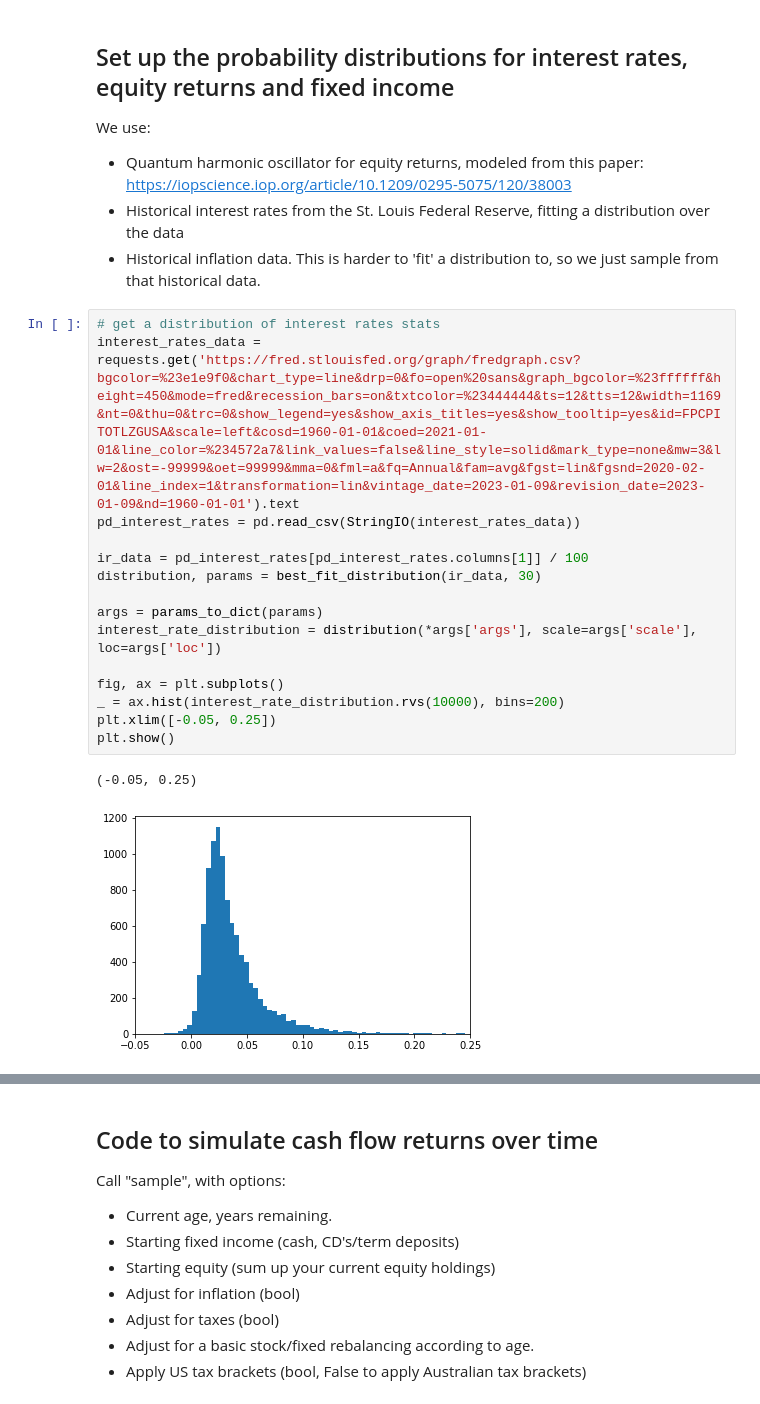
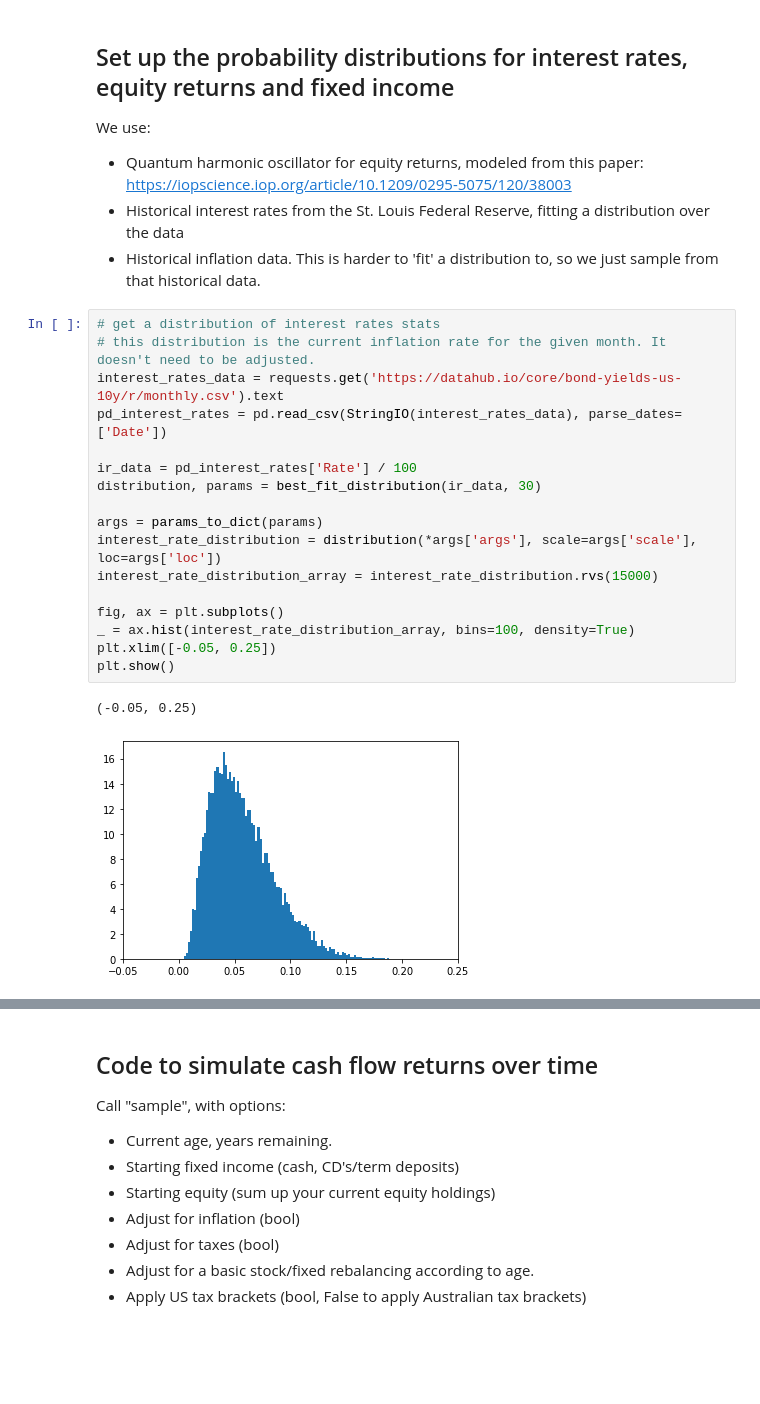
Before and after one commit to 9600dev/mmr, a Jupyter notebook: notebooks/modeling_cash_flows.ipynb, the cells around one changed output, grey strips where cells are left out. Saved outputs shown, nothing was run; the diff lists cells and outputs as text; blank space fills up the shorter version.

```diff
--- a/notebooks/modeling_cash_flows.ipynb
+++ b/notebooks/modeling_cash_flows.ipynb
@@ -241,21 +241,23 @@ We use:
 * Quantum harmonic oscillator for equity returns, modeled from this paper: https://iopscience.iop.org/article/10.1209/0295-5075/120/38003
 * Historical interest rates from the St. Louis Federal Reserve, fitting a distribution over the data
 * Historical inflation data. This is harder to 'fit' a distribution to, so we just sample from that historical data.
-# %%
-# get a distribution of interest rates stats
-interest_rates_data = requests.get('https://fred.stlouisfed.org/graph/fredgraph.csv?bgcolor=%23e1e9f0&chart_type=line&drp=0&fo=open%20sans&graph_bgcolor=%23ffffff&height=450&mode=fred&recession_bars=on&txtcolor=%23444444&ts=12&tts=12&width=1169&nt=0&thu=0&trc=0&show_legend=yes&show_axis_titles=yes&show_tooltip=yes&id=FPCPITOTLZGUSA&scale=left&cosd=1960-01-01&coed=2021-01-01&line_color=%234572a7&link_values=false&line_style=solid&mark_type=none&mw=3&lw=2&ost=-99999&oet=99999&mma=0&fml=a&fq=Annual&fam=avg&fgst=lin&fgsnd=2020-02-01&line_index=1&transformation=lin&vintage_date=2023-01-09&revision_date=2023-01-09&nd=1960-01-01').text
-pd_interest_rates = pd.read_csv(StringIO(interest_rates_data))
-
-ir_data = pd_interest_rates[pd_interest_rates.columns[1]] / 100
-distribution, params = best_fit_distribution(ir_data, 30)
-
-args = params_to_dict(params)
-interest_rate_distribution = distribution(*args['args'], scale=args['scale'], loc=args['loc'])
-
-fig, ax = plt.subplots()
-_ = ax.hist(interest_rate_distribution.rvs(10000), bins=200)
-plt.xlim([-0.05, 0.25])
-plt.show()
-# %% [output]
-(-0.05, 0.25)
-[figure, removed]
+# %%
+# get a distribution of interest rates stats
+# this distribution is the current inflation rate for the given month. It doesn't need to be adjusted.
+interest_rates_data = requests.get('https://datahub.io/core/bond-yields-us-10y/r/monthly.csv').text
+pd_interest_rates = pd.read_csv(StringIO(interest_rates_data), parse_dates=['Date'])
+
+ir_data = pd_interest_rates['Rate'] / 100
+distribution, params = best_fit_distribution(ir_data, 30)
+
+args = params_to_dict(params)
+interest_rate_distribution = distribution(*args['args'], scale=args['scale'], loc=args['loc'])
+interest_rate_distribution_array = interest_rate_distribution.rvs(15000)
+
+fig, ax = plt.subplots()
+_ = ax.hist(interest_rate_distribution_array, bins=100, density=True)
+plt.xlim([-0.05, 0.25])
+plt.show()
+# %% [output]
+(-0.05, 0.25)
+[figure, added]
```
Also changed, not shown: parts of 6 cells of this notebook, 1 other file.
